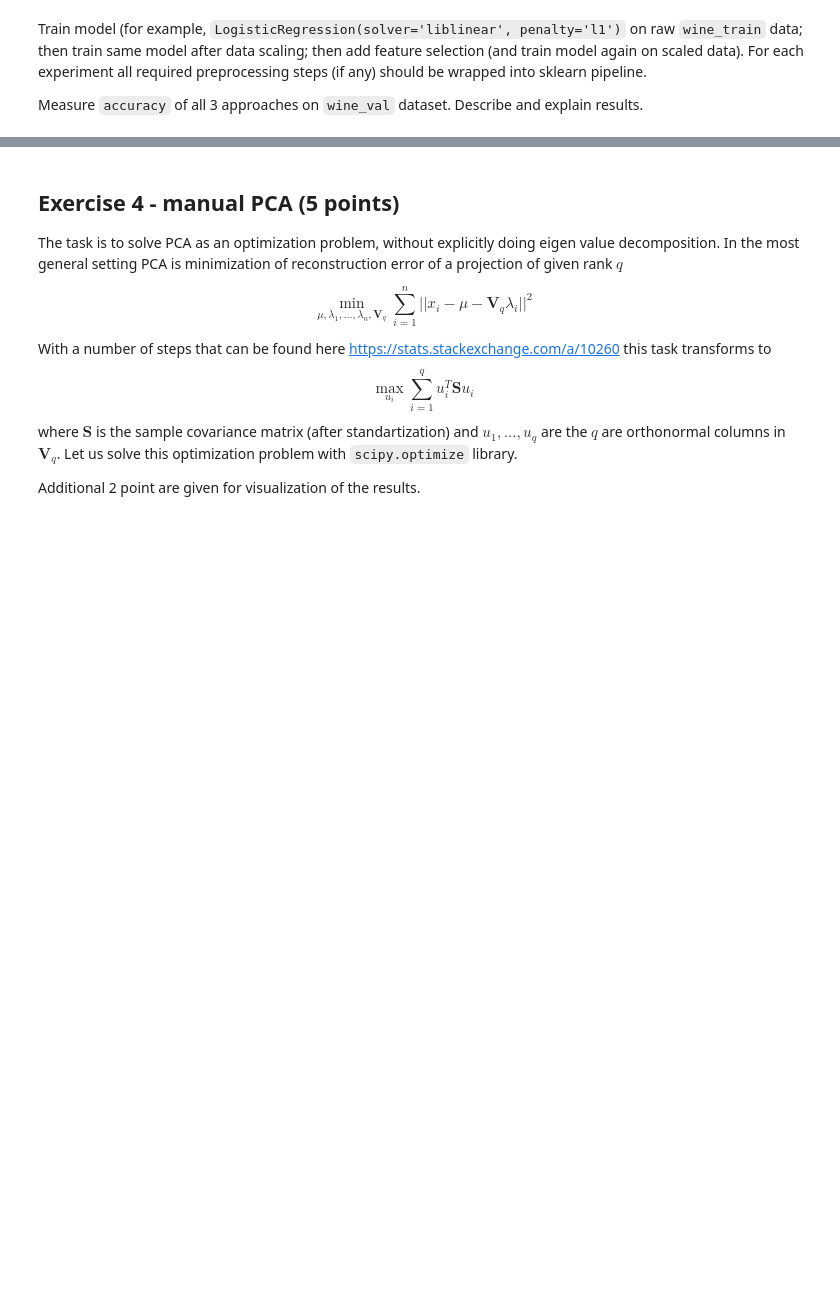
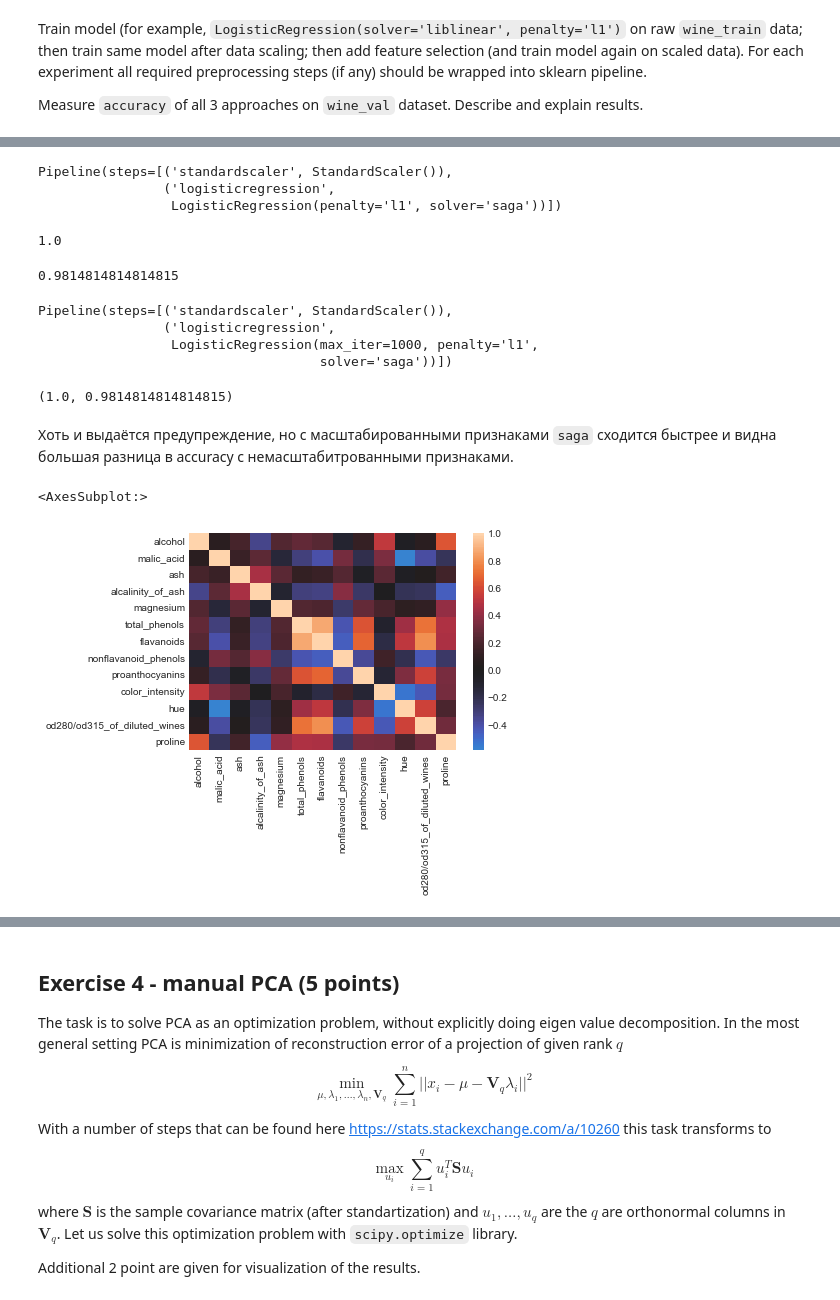
Before and after one commit to egorherby/rs_school_ml_course, a Jupyter notebook: feature_engineering_selection/homework.ipynb, the cells around one changed output, grey strips where cells are left out. Drawn from its saved outputs; the diff is of its cells as text; code cells hidden in the pictures; blank space fills up the shorter version.

```diff
--- a/feature_engineering_selection/homework.ipynb
+++ b/feature_engineering_selection/homework.ipynb
@@ -205,0 +285,35 @@ Measure `accuracy` of all 3 approaches on `wine_val` dataset. Describe and expla
+# %%
+pipeline_saga = make_pipeline(StandardScaler(), LogisticRegression(solver='saga', penalty='l1'))
+# %%
+pipeline_saga.fit(wine_train, wine_labels_train)
+# %% [output]
+Pipeline(steps=[('standardscaler', StandardScaler()),
+                ('logisticregression',
+                 LogisticRegression(penalty='l1', solver='saga'))])
+# %%
+pipeline_saga.score(wine_train, wine_labels_train)
+# %% [output]
+1.0
+# %%
+pipeline_saga.score(wine_val, wine_labels_val)
+# %% [output]
+0.9814814814814815
+# %%
+pipeline_saga.set_params(logisticregression__max_iter=1000)
+# %% [output]
+Pipeline(steps=[('standardscaler', StandardScaler()),
+                ('logisticregression',
+                 LogisticRegression(max_iter=1000, penalty='l1',
+                                    solver='saga'))])
+# %%
+pipeline_saga.fit(wine_train, wine_labels_train)
+pipeline_saga.score(wine_train, wine_labels_train), pipeline_saga.score(wine_val, wine_labels_val)
+# %% [output]
+(1.0, 0.9814814814814815)
+# %% [markdown]
+Хоть и выдаётся предупреждение, но с масштабированными признаками `saga` сходится быстрее и видна большая разница в accuracy c немасштабитрованными признаками.
+# %%
+sns.heatmap(wine_train.corr(), center=0)
+# %% [output]
+<AxesSubplot:>
+[figure, added]
```
Also changed, not shown: parts of 52 cells of this notebook.
